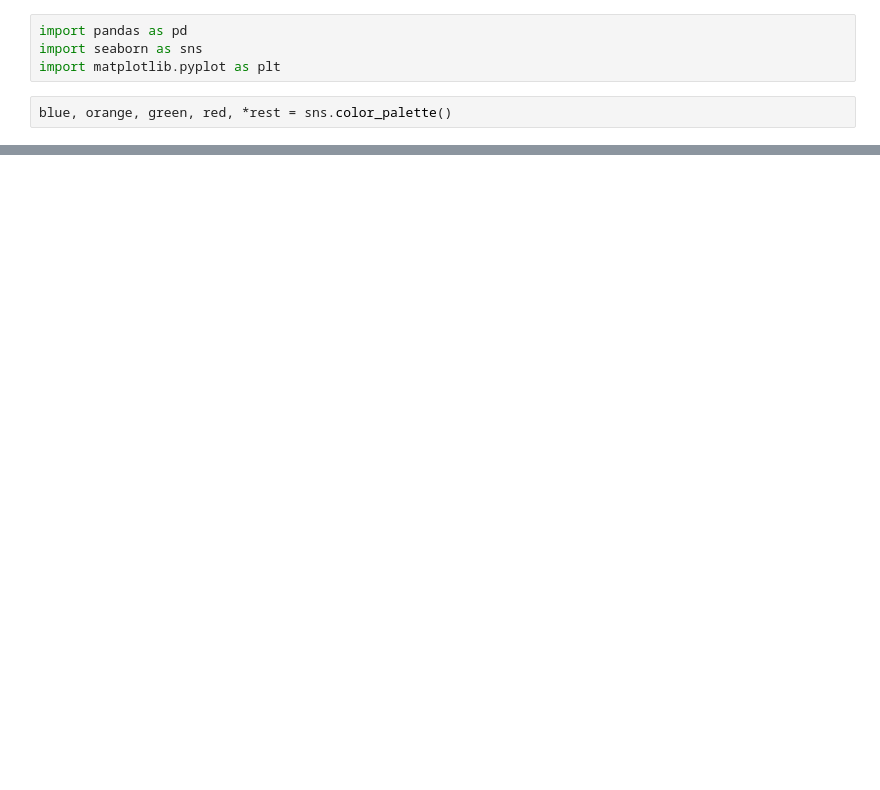
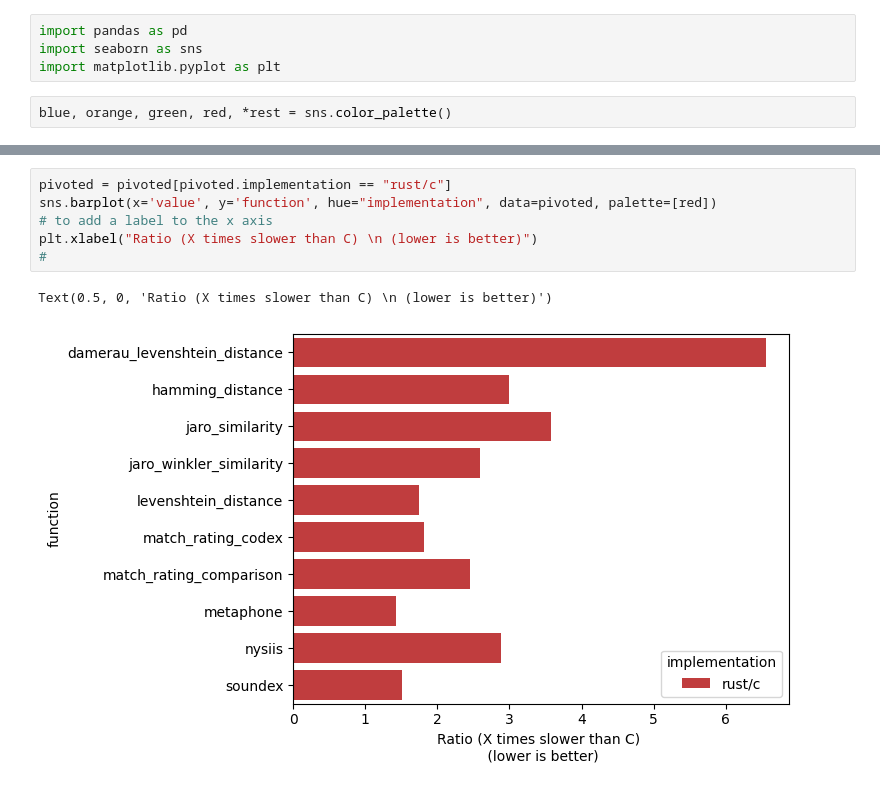
Before and after one commit to jamesturk/jellyfish, a Jupyter notebook: benchmarks/compare.ipynb, the cells around one changed output, grey strips where cells are left out. Saved outputs shown, nothing was run; the diff lists cells and outputs as text; blank space fills up the shorter version.

```diff
--- a/benchmarks/compare.ipynb
+++ b/benchmarks/compare.ipynb
@@ -81 +84,10 @@ Text(0.5, 0, 'Ratio (X times slower than C) \n (lower is better)')
+# %%
+pivoted = pivoted[pivoted.implementation == "rust/c"]
+sns.barplot(x='value', y='function', hue="implementation", data=pivoted, palette=[red])
+# to add a label to the x axis
+plt.xlabel("Ratio (X times slower than C) \n (lower is better)")
+#
+# %% [output]
+Text(0.5, 0, 'Ratio (X times slower than C) \n (lower is better)')
+[figure, added]
 # %%
```
Also changed, not shown: parts of 7 cells of this notebook, 5 other files.
